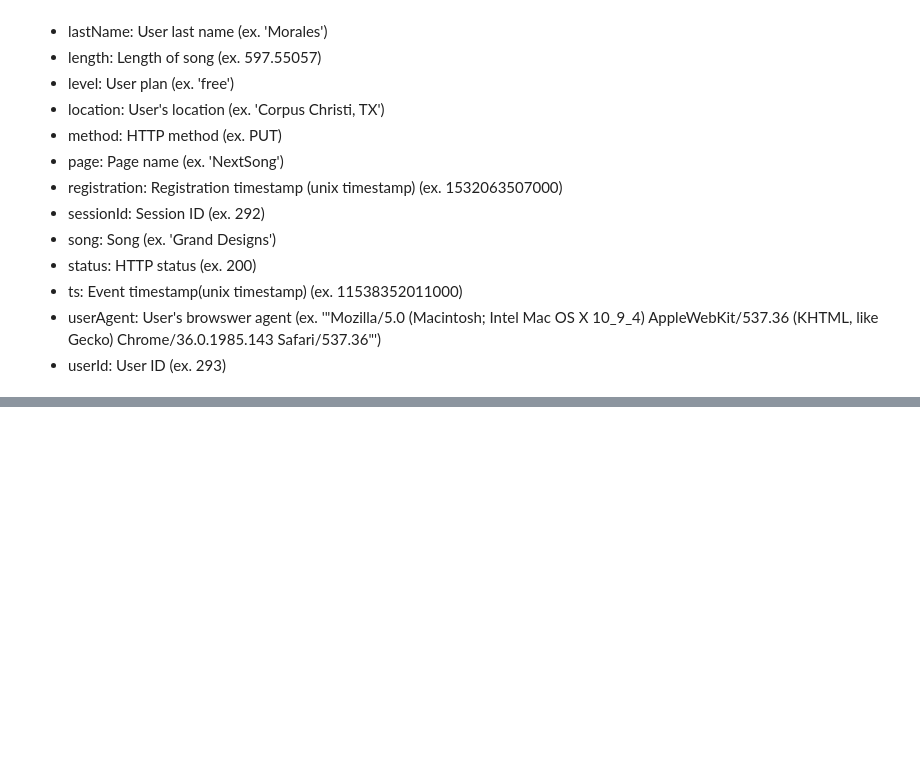
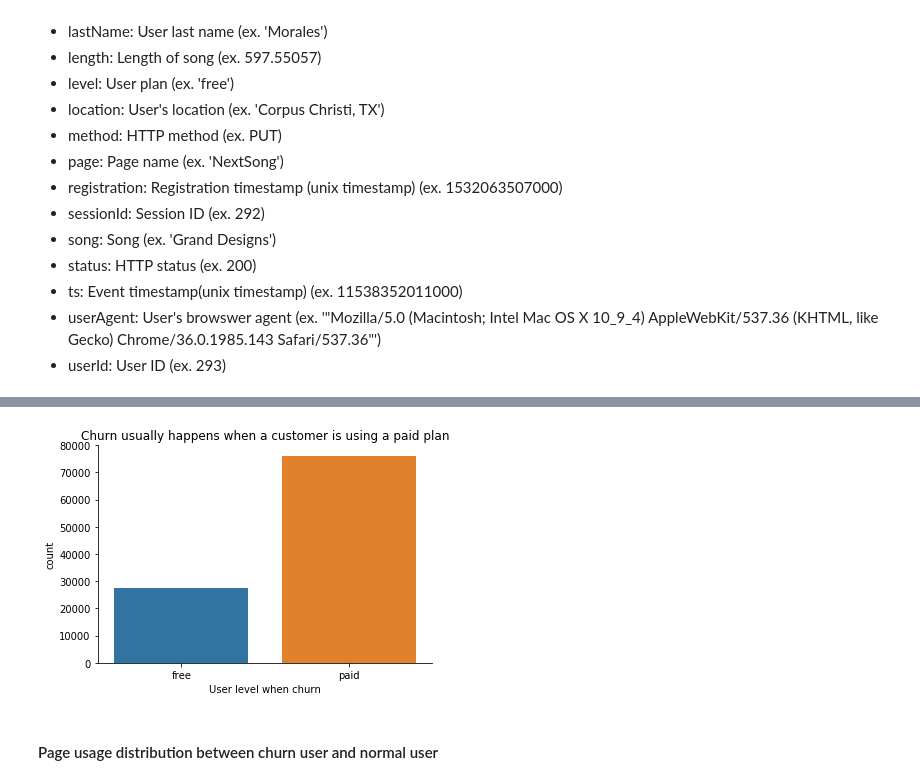
Before and after one commit to cyuancheng/Sparkify, a Jupyter notebook: Sparkify_test.ipynb, the cells around one changed output, grey strips where cells are left out. Cells and saved outputs as stored; diff of their text form; code cells hidden in the pictures; blank space fills up the shorter version.

```diff
--- a/Sparkify_test.ipynb
+++ b/Sparkify_test.ipynb
@@ -312,0 +163,8 @@ only showing top 10 rows
+# %%
+# # clean missing value in userId and sessionId
+df_clean = df.dropna(how = "any", subset = ["userId", "sessionId"])
+df_clean = df_clean.filter((df["userId"].isNull()) | (df["userId"] != "")) # `userId` should not be empty string
+
+print('After clean:')
+print('Missing data in userId:',df_clean.filter(df_clean['userId'] == '').count())
+print('Missing data in sessionId:',df_clean.filter(df_clean['sessionId'] == '').count())
@@ -312,0 +349,12 @@ only showing top 10 rows
+# %%
+level_pd = df_clean.filter('churn == 1').groupby('level').count().toPandas()
+
+ax = sns.barplot(data=level_pd, x='level', y='count')#, color=sns.color_palette()[0])
+plt.xlabel('User level when churn')
+plt.ylabel('count')
+plt.title('Churn usually happens when a customer is using a paid plan')
+sns.despine(ax=ax)
+# %% [output]
+[figure, added]
+# %% [markdown]
+#### Page usage distribution between churn user and normal user
```
Also changed, not shown: parts of 62 cells of this notebook.
